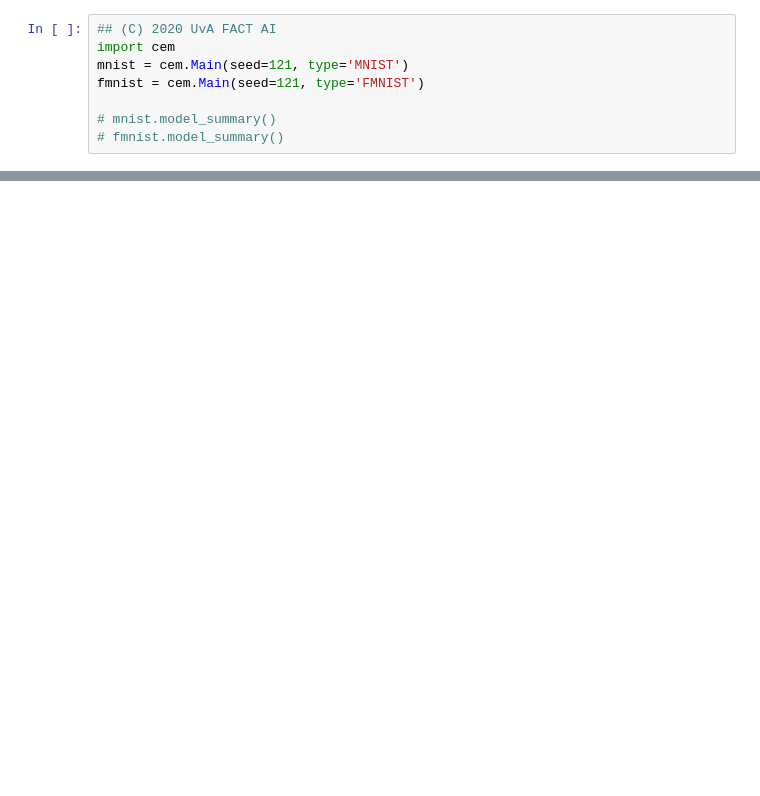
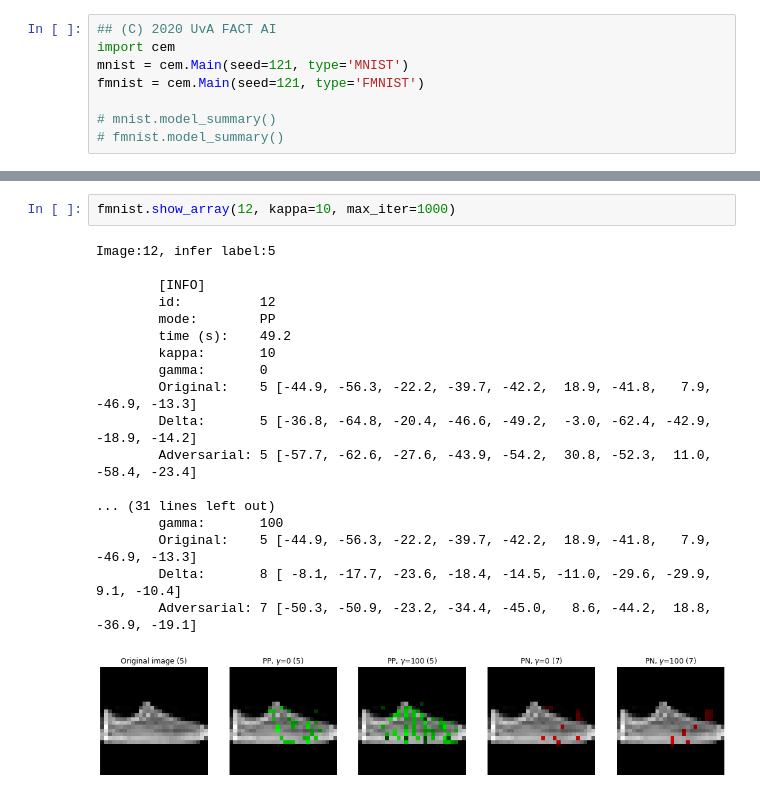
Before and after one commit to TimO96/RE-CEM, a Jupyter notebook: example.ipynb, the cells around one changed output, grey strips where cells are left out. Saved outputs shown, nothing was run; the diff lists cells and outputs as text; blank space fills up the shorter version.

```diff
--- a/example.ipynb
+++ b/example.ipynb
@@ -11,3 +30,24 @@ mnist.show_array(12, kappa=10, max_iter=1000)
+# %%
+fmnist.show_array(12, kappa=10, max_iter=1000)
+# %% [output]
+Image:12, infer label:5
+
+        [INFO]
+        id:          12
+        mode:        PP
+        time (s):    49.2
+        kappa:       10
+        gamma:       0
+        Original:    5 [-44.9, -56.3, -22.2, -39.7, -42.2,  18.9, -41.8,   7.9, -46.9, -13.3]
+        Delta:       5 [-36.8, -64.8, -20.4, -46.6, -49.2,  -3.0, -62.4, -42.9, -18.9, -14.2]
+        Adversarial: 5 [-57.7, -62.6, -27.6, -43.9, -54.2,  30.8, -52.3,  11.0, -58.4, -23.4]
+
+... (31 lines left out)
+        gamma:       100
+        Original:    5 [-44.9, -56.3, -22.2, -39.7, -42.2,  18.9, -41.8,   7.9, -46.9, -13.3]
+        Delta:       8 [ -8.1, -17.7, -23.6, -18.4, -14.5, -11.0, -29.6, -29.9,   9.1, -10.4]
+        Adversarial: 7 [-50.3, -50.9, -23.2, -34.4, -45.0,   8.6, -44.2,  18.8, -36.9, -19.1]
+[figure, added]
 # %%
 mnist.show_array(2953, kappa=10, max_iter=1000)
 # %% [output]
```
Also changed, not shown: parts of 5 cells of this notebook.
